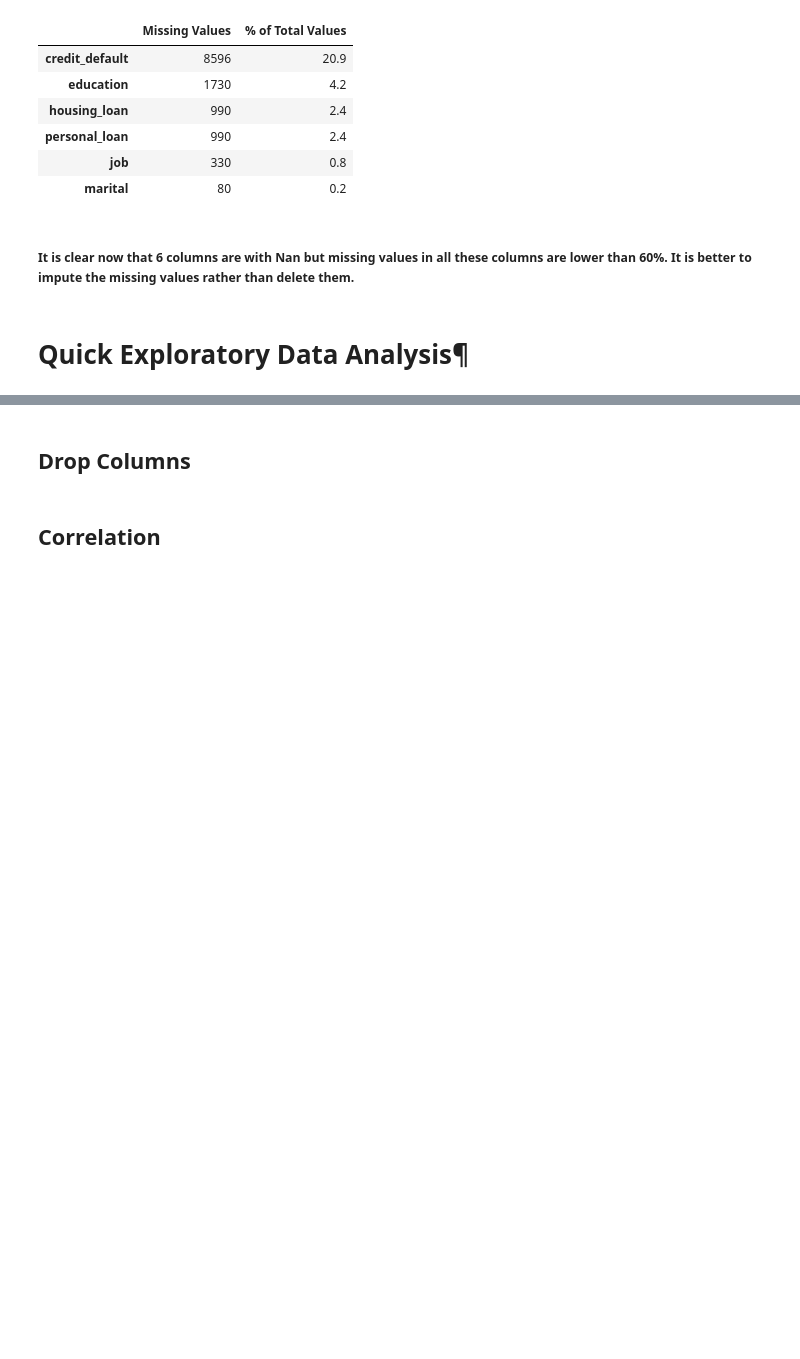
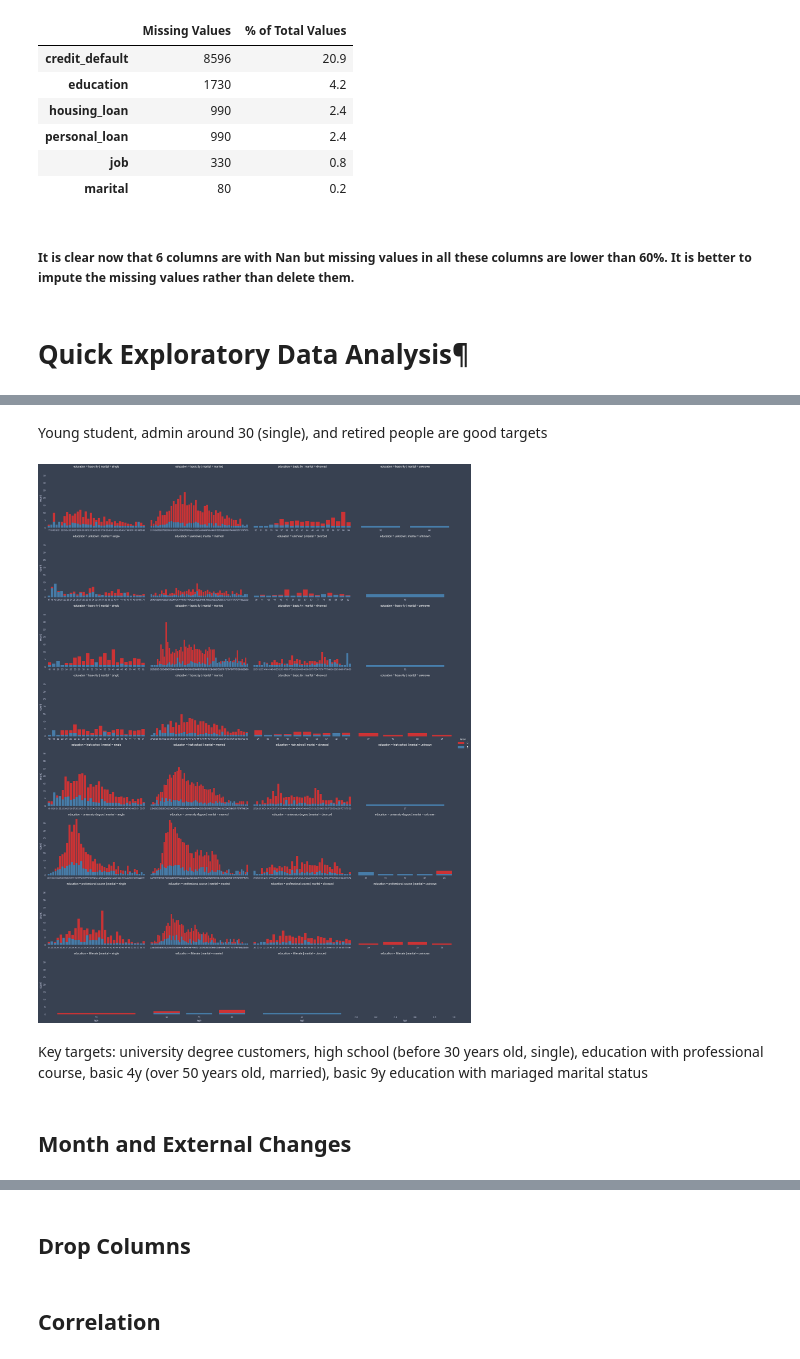
Before and after one commit to Zakk-Yang/MLProject, a Jupyter notebook: BankMarketingProject-Copy5.ipynb, the cells around one changed output, grey strips where cells are left out. Saved outputs shown, nothing was run; the diff lists cells and outputs as text; code cells hidden in the pictures; blank space fills up the shorter version.

```diff
--- a/BankMarketingProject-Copy5.ipynb
+++ b/BankMarketingProject-Copy5.ipynb
@@ -357,0 +408,10 @@ campaign_outcome_before: this is so far the best indicator to tell the target. I
+# %% [markdown]
+Young student, admin around 30 (single), and retired people are good targets
+# %%
+facetgrid_bar('age', 'count', 'marital', 'education', 'target', age_grid)
+# %% [output]
+[figure, added]
+# %% [markdown]
+Key targets: university degree customers, high school (before 30 years old, single), education with professional course, basic 4y (over 50 years old, married), basic 9y education with mariaged marital status
+# %% [markdown]
+## Month and External Changes
```
Also changed, not shown: parts of 24 cells of this notebook.
